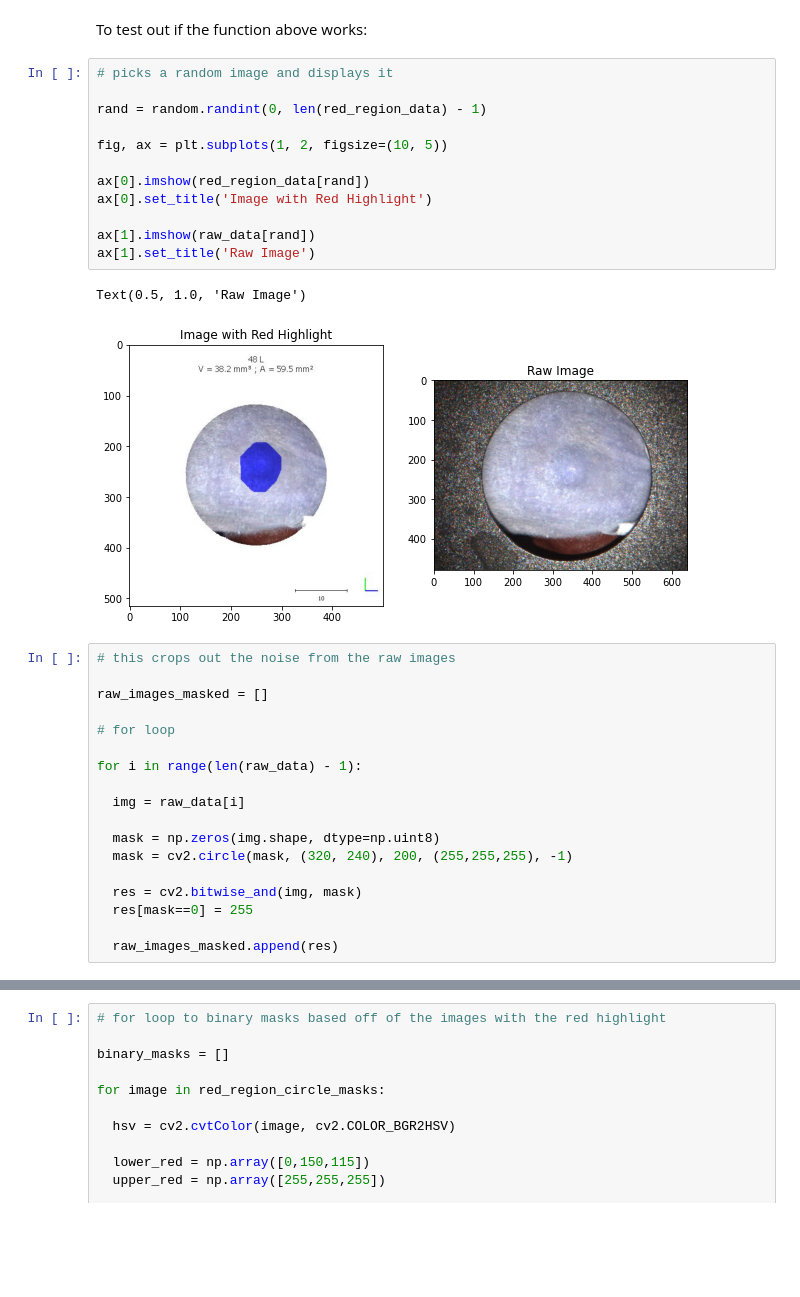
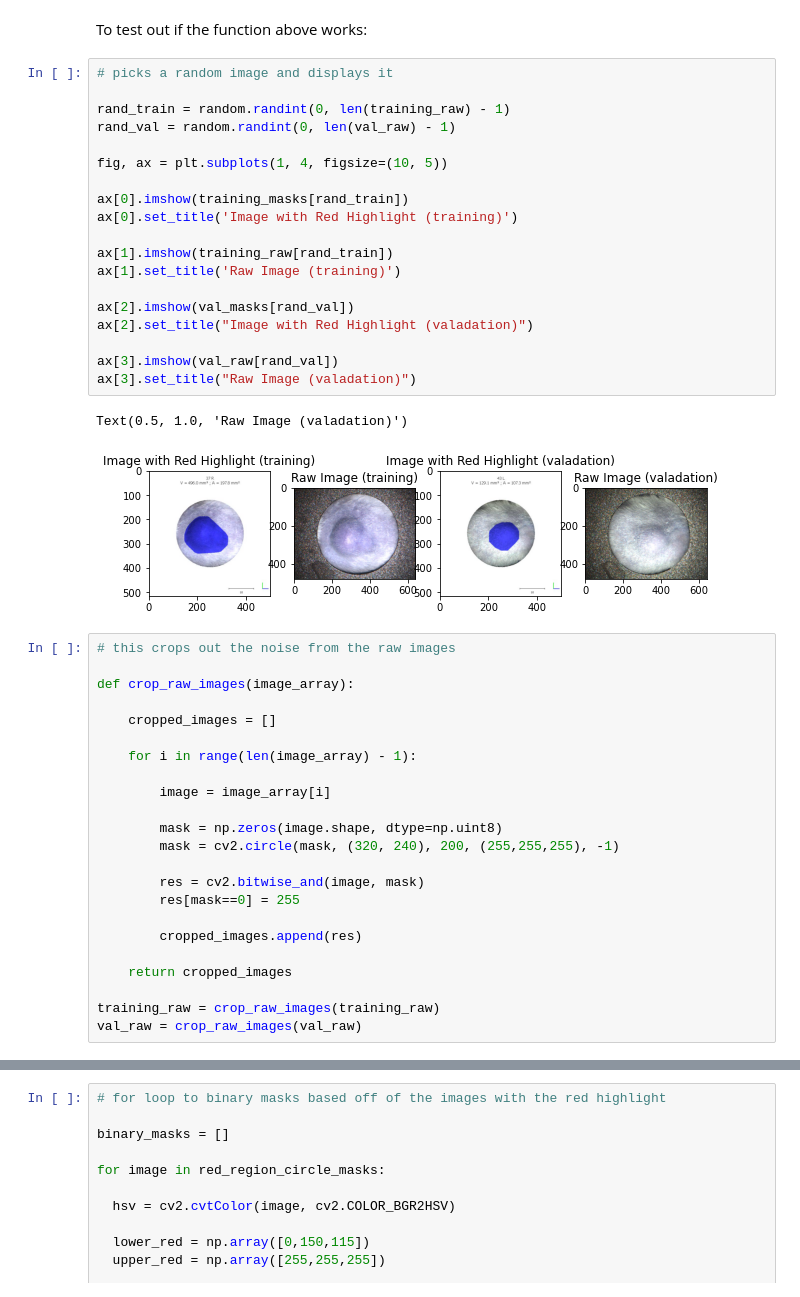
Before and after one commit to riyajain2025/mouse-tumor-segmentation, a Jupyter notebook: tumor segmentation.ipynb, the cells around one changed output, grey strips where cells are left out. Saved outputs shown, nothing was run; the diff lists cells and outputs as text; blank space fills up the shorter version.

Commit message:
added functions to crop out images

```diff
--- a/tumor segmentation.ipynb
+++ b/tumor segmentation.ipynb
@@ -78,34 +90,46 @@ To test out if the function above works:
 # %%
 # picks a random image and displays it
 
-rand = random.randint(0, len(red_region_data) - 1)
+rand_train = random.randint(0, len(training_raw) - 1)
+rand_val = random.randint(0, len(val_raw) - 1)
 
-fig, ax = plt.subplots(1, 2, figsize=(10, 5))
+fig, ax = plt.subplots(1, 4, figsize=(10, 5))
 
-ax[0].imshow(red_region_data[rand])
-ax[0].set_title('Image with Red Highlight')
+ax[0].imshow(training_masks[rand_train])
+ax[0].set_title('Image with Red Highlight (training)')
 
-ax[1].imshow(raw_data[rand])
-ax[1].set_title('Raw Image')
+ax[1].imshow(training_raw[rand_train])
+ax[1].set_title('Raw Image (training)')
+
+ax[2].imshow(val_masks[rand_val])
+ax[2].set_title("Image with Red Highlight (valadation)")
+
+ax[3].imshow(val_raw[rand_val])
+ax[3].set_title("Raw Image (valadation)")
 # %% [output]
-Text(0.5, 1.0, 'Raw Image')
+Text(0.5, 1.0, 'Raw Image (valadation)')
-[figure, old version]
+[figure, new version]
 # %%
 # this crops out the noise from the raw images
 
-raw_images_masked = []
+def crop_raw_images(image_array):
 
-# for loop
+    cropped_images = []
 
-for i in range(len(raw_data) - 1):
+    for i in range(len(image_array) - 1):
 
-  img = raw_data[i]
+        image = image_array[i]
 
-  mask = np.zeros(img.shape, dtype=np.uint8)
-  mask = cv2.circle(mask, (320, 240), 200, (255,255,255), -1)
+        mask = np.zeros(image.shape, dtype=np.uint8)
+        mask = cv2.circle(mask, (320, 240), 200, (255,255,255), -1)
 
-  res = cv2.bitwise_and(img, mask)
-  res[mask==0] = 255
+        res = cv2.bitwise_and(image, mask)
+        res[mask==0] = 255
 
-  raw_images_masked.append(res)
+        cropped_images.append(res)
+
+    return cropped_images
+
+training_raw = crop_raw_images(training_raw)
+val_raw = crop_raw_images(val_raw)
 # %%
```
Also changed, not shown: parts of 4 cells of this notebook.
